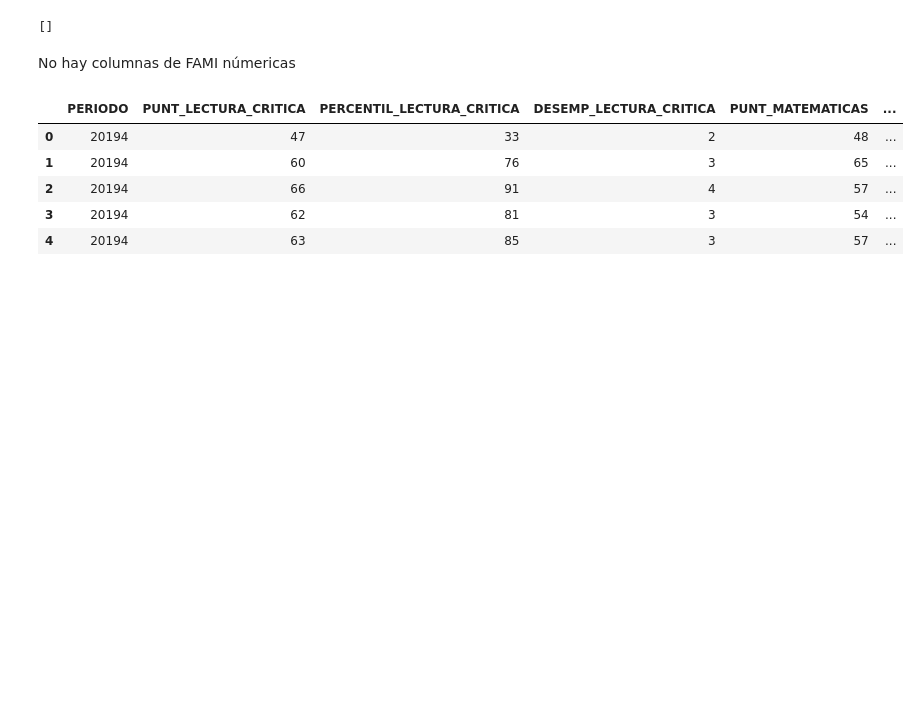
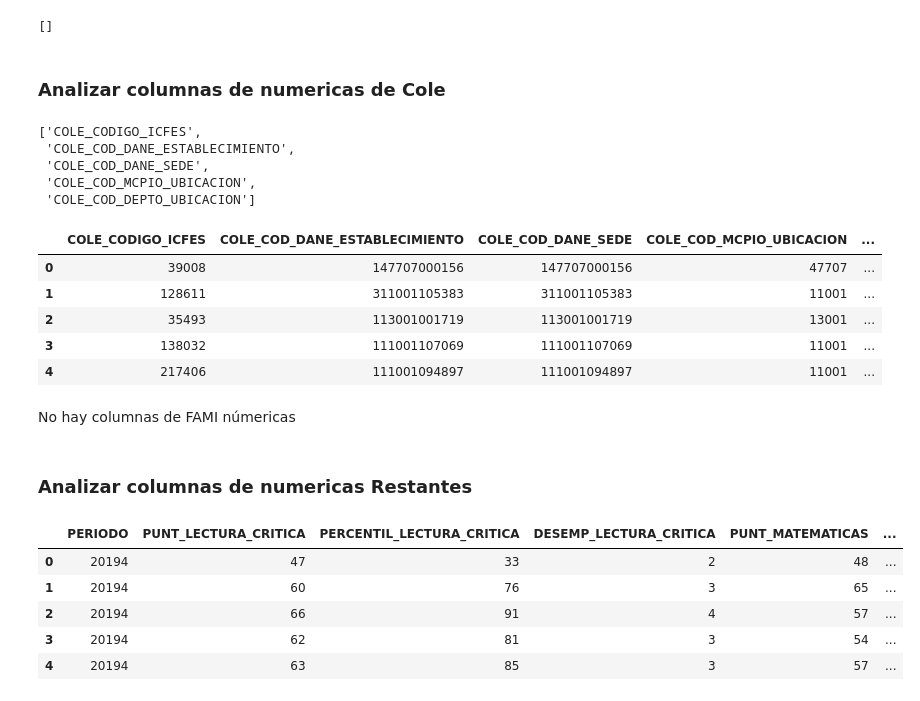
Before and after one commit to juanjaramillo98/Seminario, a Jupyter notebook: momentos_evaluativos/ME03-G02-1216727112-1152706601/ME03-G02-notebook.ipynb, the cells around one changed output. Cells and saved outputs as stored; diff of their text form; code cells hidden in the pictures; blank space fills up the shorter version.

```diff
--- a/momentos_evaluativos/ME03-G02-1216727112-1152706601/ME03-G02-notebook.ipynb
+++ b/momentos_evaluativos/ME03-G02-1216727112-1152706601/ME03-G02-notebook.ipynb
@@ -17,7 +17,7 @@ from sklearn.preprocessing import LabelEncoder
 # %% [markdown]
 # Carga del dataset
 # %%
-df = pd.read_csv("data/Saber_11__2019-2_20240510.csv", low_memory=False)
+df = pd.read_csv("data/Saber_11__2019-2_20240511.csv", low_memory=False)
 df.head(5)
 # %% [output]
 |  | ESTU_TIPODOCUMENTO | ESTU_NACIONALIDAD | ESTU_GENERO | ESTU_FECHANACIMIENTO | PERIODO | ESTU_CONSECUTIVO | ... |
@@ -313,3 +319,22 @@ drop_cols += estu_num_cols # Codigos que no se usan para operaciones matematicas
 fami_num_Cols
 # %% [output]
 []
+# %% [markdown]
+### Analizar columnas de numericas de Cole
+# %%
+cole_num_Cols
+# %% [output]
+['COLE_CODIGO_ICFES',
+ 'COLE_COD_DANE_ESTABLECIMIENTO',
+ 'COLE_COD_DANE_SEDE',
+ 'COLE_COD_MCPIO_UBICACION',
+ 'COLE_COD_DEPTO_UBICACION']
+# %%
+df[cole_num_Cols].head()
+# %% [output]
+|  | COLE_CODIGO_ICFES | COLE_COD_DANE_ESTABLECIMIENTO | COLE_COD_DANE_SEDE | COLE_COD_MCPIO_UBICACION | ... |
+| 0 | 39008 | 147707000156 | 147707000156 | 47707 | ... |
+| 1 | 128611 | 311001105383 | 311001105383 | 11001 | ... |
+| 2 | 35493 | 113001001719 | 113001001719 | 13001 | ... |
+| 3 | 138032 | 111001107069 | 111001107069 | 11001 | ... |
+| 4 | 217406 | 111001094897 | 111001094897 | 11001 | ... |
@@ -320,3 +345,5 @@ No hay columnas de FAMI númericas
+# %% [markdown]
+### Analizar columnas de numericas Restantes
 # %%
 df[restante_num_cols].head()
 # %% [output]
```
Also changed, not shown: parts of 16 cells of this notebook.
